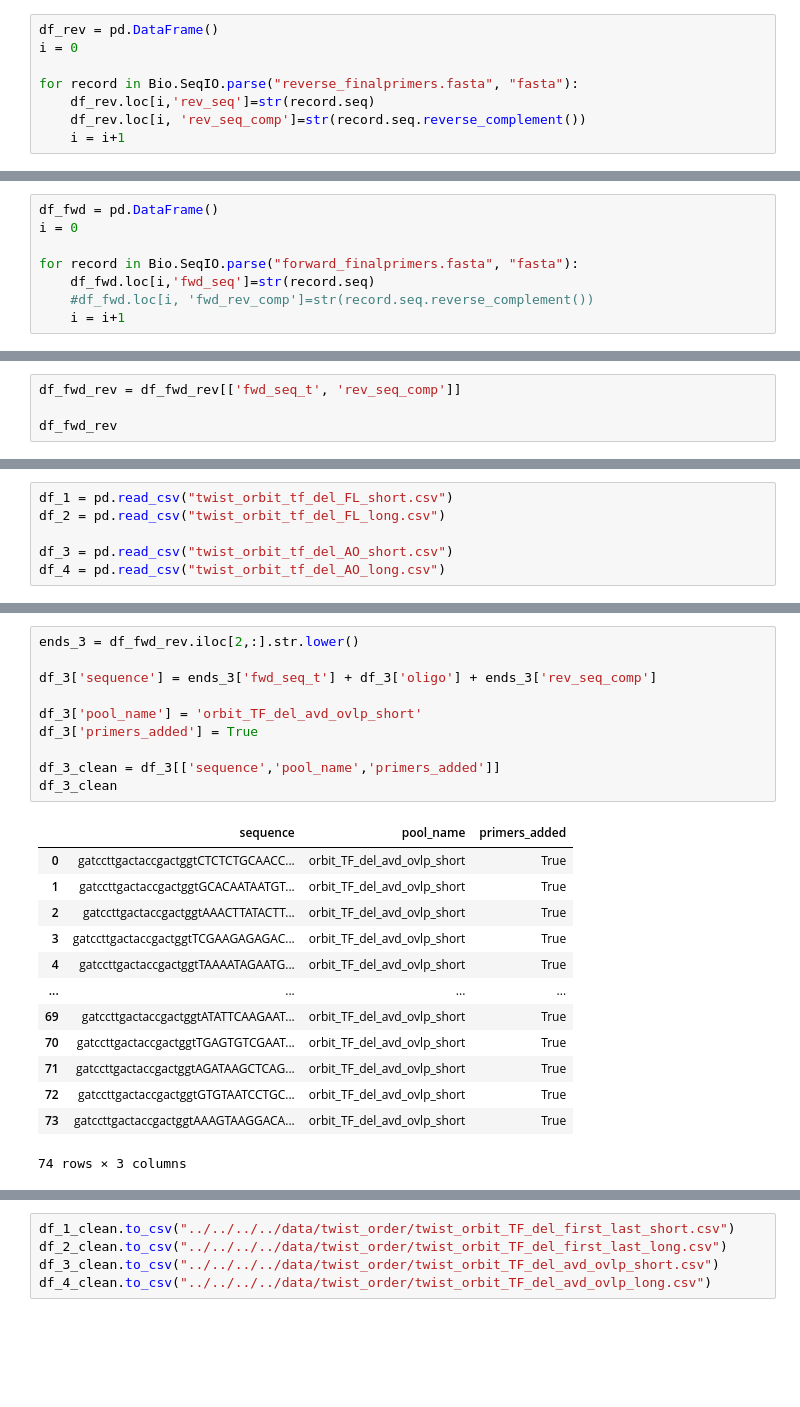
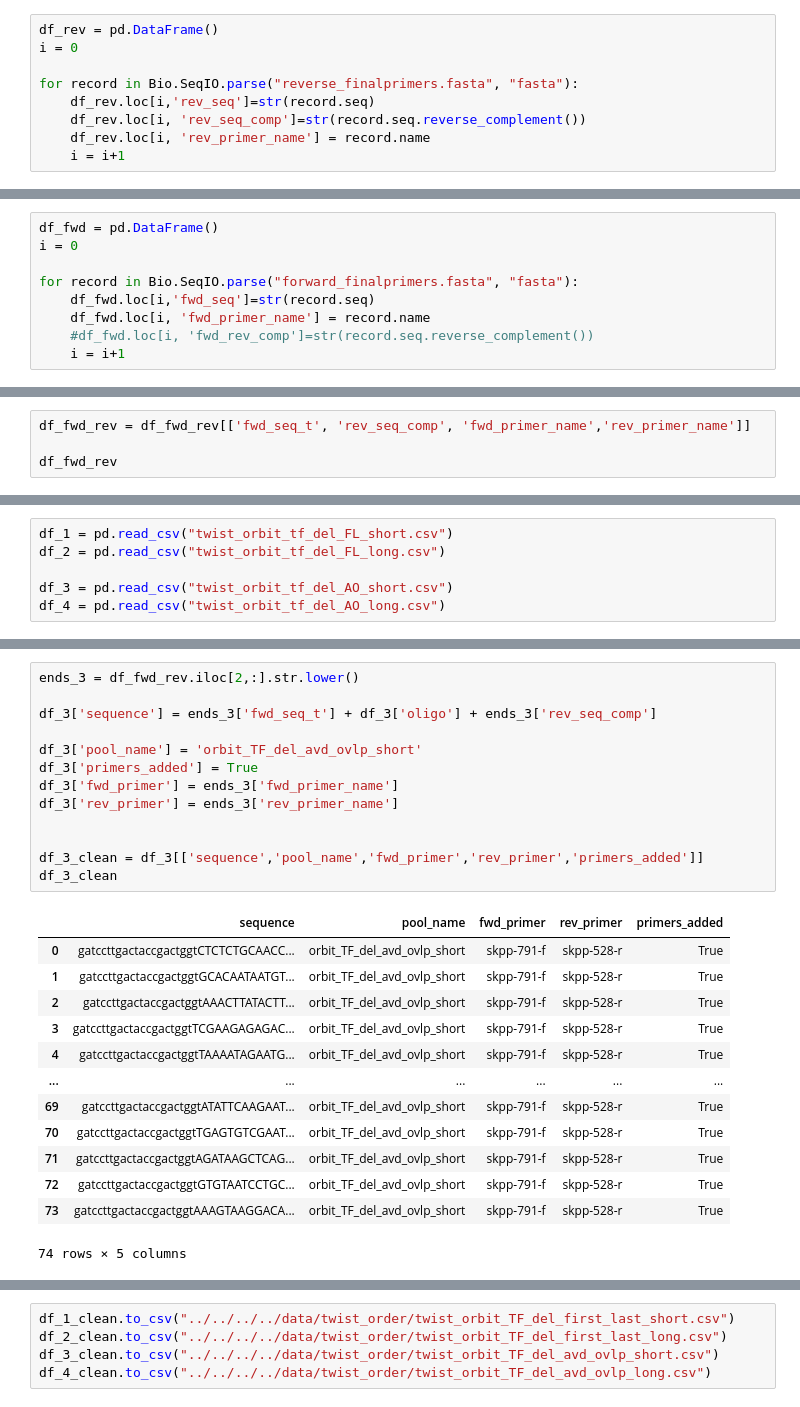
Before and after one commit to RPGroup-PBoC/Reg-Seq2, a Jupyter notebook: code/experimental_design/twist_order/orbit/twist_orbit_cloning_scheme.ipynb, the cells around one changed output, grey strips where cells are left out. Saved outputs shown, nothing was run; the diff lists cells and outputs as text; blank space fills up the shorter version.

```diff
--- a/code/experimental_design/twist_order/orbit/twist_orbit_cloning_scheme.ipynb
+++ b/code/experimental_design/twist_order/orbit/twist_orbit_cloning_scheme.ipynb
@@ -41,6 +41,7 @@ i = 0
 for record in Bio.SeqIO.parse("reverse_finalprimers.fasta", "fasta"):
     df_rev.loc[i,'rev_seq']=str(record.seq)
     df_rev.loc[i, 'rev_seq_comp']=str(record.seq.reverse_complement())
+    df_rev.loc[i, 'rev_primer_name'] = record.name
     i = i+1
 # %%
 df_rev
@@ -87,6 +88,7 @@ i = 0
 
 for record in Bio.SeqIO.parse("forward_finalprimers.fasta", "fasta"):
     df_fwd.loc[i,'fwd_seq']=str(record.seq)
+    df_fwd.loc[i, 'fwd_primer_name'] = record.name
     #df_fwd.loc[i, 'fwd_rev_comp']=str(record.seq.reverse_complement())
     i = i+1
 # %%
@@ -159,7 +161,7 @@ df_fwd_rev
 # %% [markdown]
 And finally let's clean it up just to the sequences we will append to the beginning (`fwd_seq_t`) and end (`rev_seq_comp`) of the ORBIT oligos. In the future, we can return to this notebook to get the actual primer sequences we will use to amplify the ORBIT constructs.
 # %%
-df_fwd_rev = df_fwd_rev[['fwd_seq_t', 'rev_seq_comp']]
+df_fwd_rev = df_fwd_rev[['fwd_seq_t', 'rev_seq_comp', 'fwd_primer_name','rev_primer_name']]
 
 df_fwd_rev
 # %% [output]
@@ -232,27 +238,30 @@ df_2_clean
 # %%
 ends_3 = df_fwd_rev.iloc[2,:].str.lower()
 
 df_3['sequence'] = ends_3['fwd_seq_t'] + df_3['oligo'] + ends_3['rev_seq_comp']
 
 df_3['pool_name'] = 'orbit_TF_del_avd_ovlp_short'
 df_3['primers_added'] = True
+df_3['fwd_primer'] = ends_3['fwd_primer_name']
+df_3['rev_primer'] = ends_3['rev_primer_name']
 
-df_3_clean = df_3[['sequence','pool_name','primers_added']]
+
+df_3_clean = df_3[['sequence','pool_name','fwd_primer','rev_primer','primers_added']]
 df_3_clean
 # %% [output]
-|  | sequence | pool_name | primers_added |
-| 0 | gatccttgactaccgactggtCTCTCTGCAACC... | orbit_TF_del_avd_ovlp_short | True |
-| 1 | gatccttgactaccgactggtGCACAATAATGT... | orbit_TF_del_avd_ovlp_short | True |
-| 2 | gatccttgactaccgactggtAAACTTATACTT... | orbit_TF_del_avd_ovlp_short | True |
-| 3 | gatccttgactaccgactggtTCGAAGAGAGAC... | orbit_TF_del_avd_ovlp_short | True |
-| 4 | gatccttgactaccgactggtTAAAATAGAATG... | orbit_TF_del_avd_ovlp_short | True |
-| ... | ... | ... | ... |
-| 69 | gatccttgactaccgactggtATATTCAAGAAT... | orbit_TF_del_avd_ovlp_short | True |
-| 70 | gatccttgactaccgactggtTGAGTGTCGAAT... | orbit_TF_del_avd_ovlp_short | True |
-| 71 | gatccttgactaccgactggtAGATAAGCTCAG... | orbit_TF_del_avd_ovlp_short | True |
-| 72 | gatccttgactaccgactggtGTGTAATCCTGC... | orbit_TF_del_avd_ovlp_short | True |
-| 73 | gatccttgactaccgactggtAAAGTAAGGACA... | orbit_TF_del_avd_ovlp_short | True |
+|  | sequence | pool_name | fwd_primer | rev_primer | primers_added |
+| 0 | gatccttgactaccgactggtCTCTCTGCAACC... | orbit_TF_del_avd_ovlp_short | skpp-791-f | skpp-528-r | True |
+| 1 | gatccttgactaccgactggtGCACAATAATGT... | orbit_TF_del_avd_ovlp_short | skpp-791-f | skpp-528-r | True |
+| 2 | gatccttgactaccgactggtAAACTTATACTT... | orbit_TF_del_avd_ovlp_short | skpp-791-f | skpp-528-r | True |
+| 3 | gatccttgactaccgactggtTCGAAGAGAGAC... | orbit_TF_del_avd_ovlp_short | skpp-791-f | skpp-528-r | True |
+| 4 | gatccttgactaccgactggtTAAAATAGAATG... | orbit_TF_del_avd_ovlp_short | skpp-791-f | skpp-528-r | True |
+| ... | ... | ... | ... | ... | ... |
+| 69 | gatccttgactaccgactggtATATTCAAGAAT... | orbit_TF_del_avd_ovlp_short | skpp-791-f | skpp-528-r | True |
+| 70 | gatccttgactaccgactggtTGAGTGTCGAAT... | orbit_TF_del_avd_ovlp_short | skpp-791-f | skpp-528-r | True |
+| 71 | gatccttgactaccgactggtAGATAAGCTCAG... | orbit_TF_del_avd_ovlp_short | skpp-791-f | skpp-528-r | True |
+| 72 | gatccttgactaccgactggtGTGTAATCCTGC... | orbit_TF_del_avd_ovlp_short | skpp-791-f | skpp-528-r | True |
+| 73 | gatccttgactaccgactggtAAAGTAAGGACA... | orbit_TF_del_avd_ovlp_short | skpp-791-f | skpp-528-r | True |
-74 rows × 3 columns
+74 rows × 5 columns
 # %%
 ends_4 = df_fwd_rev.iloc[3,:].str.lower()
 
```
Also changed, not shown: parts of 10 cells of this notebook, 2 other files.
